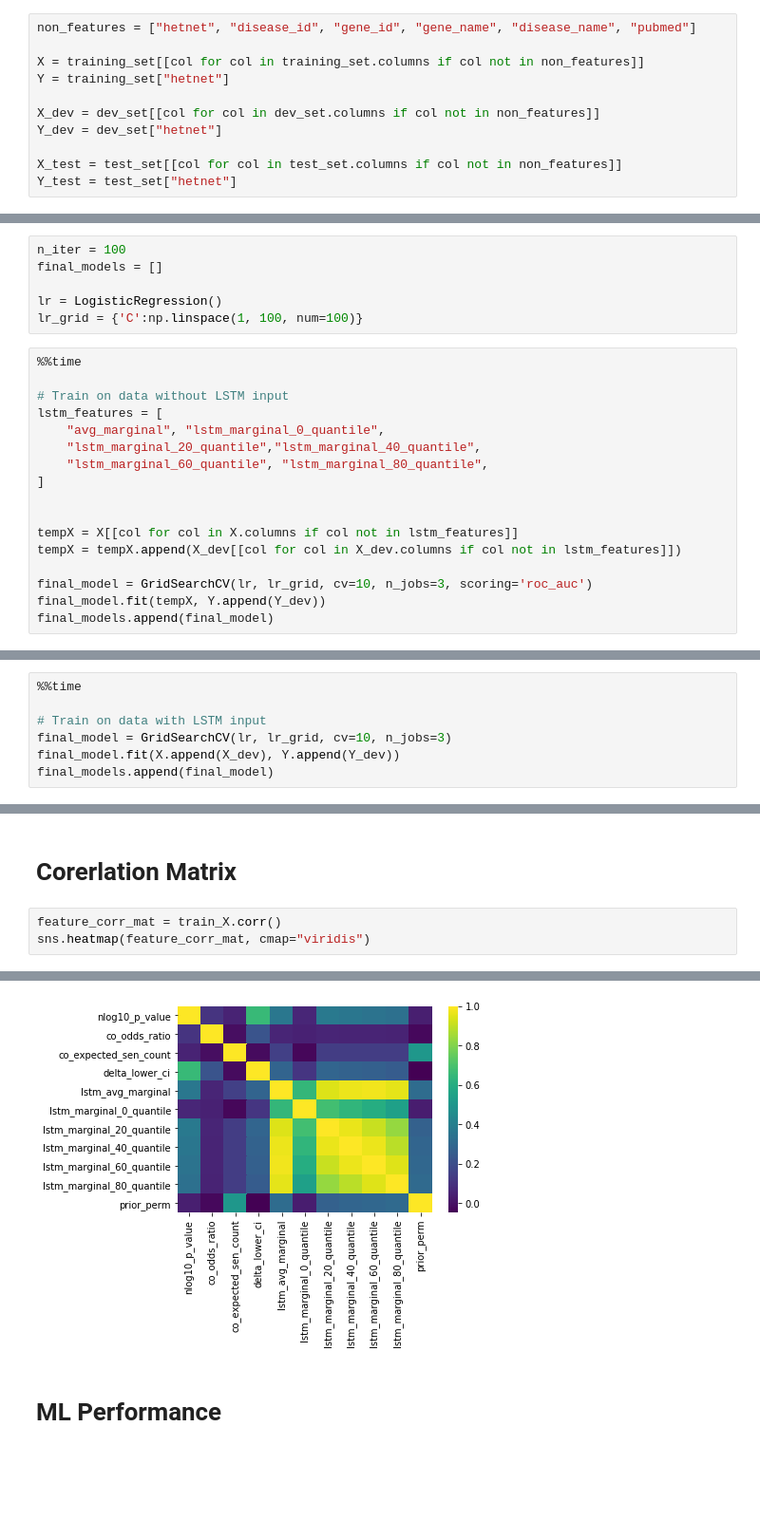
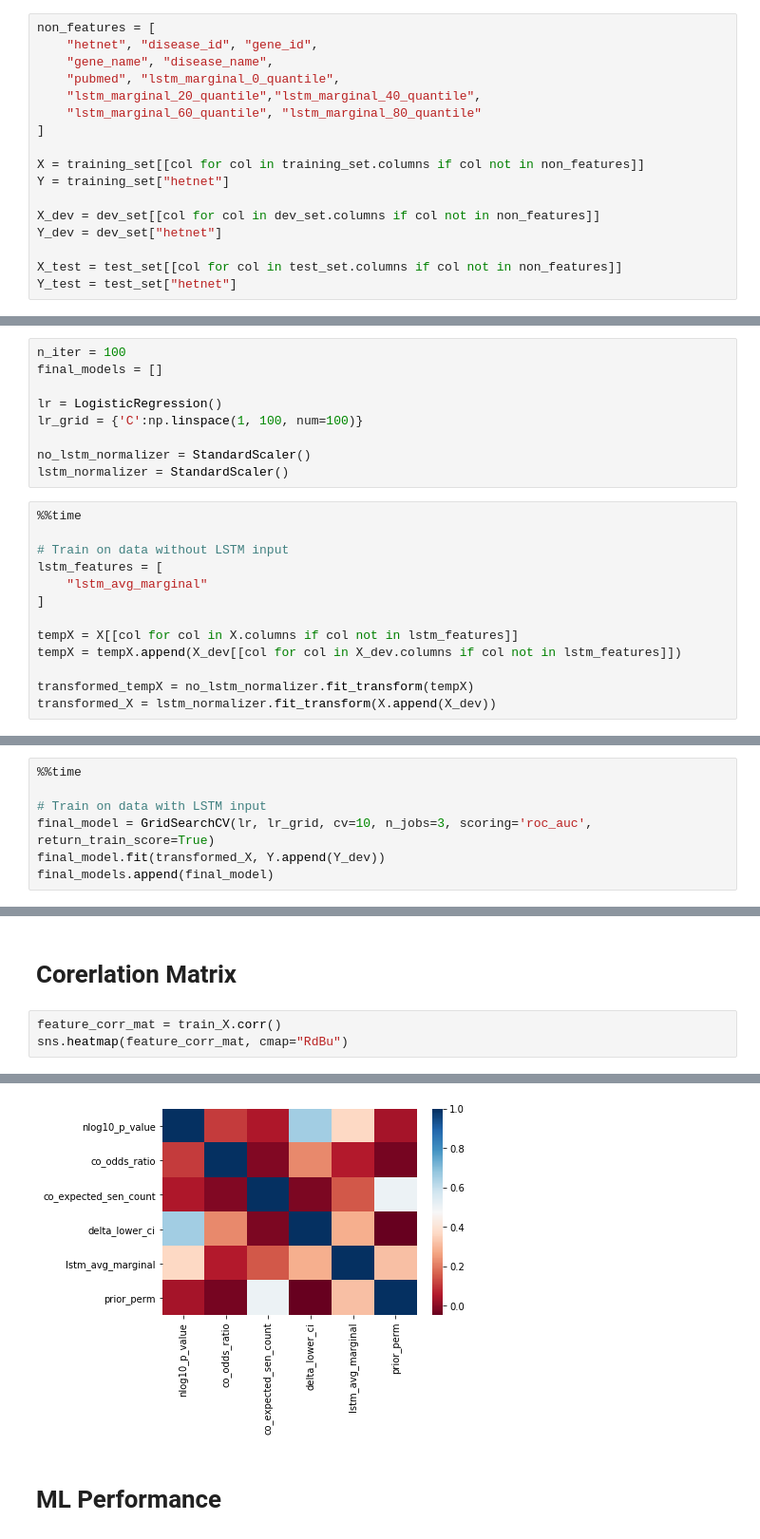
Before and after one commit to greenelab/snorkeling, a Jupyter notebook: All_Relationships/9.entity_prediction.ipynb, the cells around one changed output, grey strips where cells are left out. Shown at 95% size. Saved outputs shown, nothing was run; the diff lists cells and outputs as text; blank space fills up the shorter version.

Commit message:
Dropped correlated features to just average marginals

```diff
--- a/All_Relationships/9.entity_prediction.ipynb
+++ b/All_Relationships/9.entity_prediction.ipynb
@@ -83,7 +84,13 @@ training_set = pd.merge(training_set, prior_df[["disease_id", "gene_id", "prior_
 dev_set = pd.merge(dev_set, prior_df[["disease_id", "gene_id", "prior_perm"]])
 test_set = pd.merge(test_set, prior_df[["disease_id", "gene_id", "prior_perm"]])
 # %%
-non_features = ["hetnet", "disease_id", "gene_id", "gene_name", "disease_name", "pubmed"]
+non_features = [
+    "hetnet", "disease_id", "gene_id",
+    "gene_name", "disease_name",
+    "pubmed", "lstm_marginal_0_quantile",
+    "lstm_marginal_20_quantile","lstm_marginal_40_quantile",
+    "lstm_marginal_60_quantile", "lstm_marginal_80_quantile"
+]
 
 X = training_set[[col for col in training_set.columns if col not in non_features]]
 Y = training_set["hetnet"]
@@ -103,21 +110,20 @@ final_models = []
 
 lr = LogisticRegression()
 lr_grid = {'C':np.linspace(1, 100, num=100)}
+
+no_lstm_normalizer = StandardScaler()
+lstm_normalizer = StandardScaler()
 # %%
 %%time
 
 # Train on data without LSTM input
 lstm_features = [
-    "avg_marginal", "lstm_marginal_0_quantile",
-    "lstm_marginal_20_quantile","lstm_marginal_40_quantile",
-    "lstm_marginal_60_quantile", "lstm_marginal_80_quantile",
+    "lstm_avg_marginal"
 ]
-
 
 tempX = X[[col for col in X.columns if col not in lstm_features]]
 tempX = tempX.append(X_dev[[col for col in X_dev.columns if col not in lstm_features]])
 
-final_model = GridSearchCV(lr, lr_grid, cv=10, n_jobs=3, scoring='roc_auc')
-final_model.fit(tempX, Y.append(Y_dev))
-final_models.append(final_model)
+transformed_tempX = no_lstm_normalizer.fit_transform(tempX)
+transformed_X = lstm_normalizer.fit_transform(X.append(X_dev))
 # %% [output]
@@ -127,7 +142,7 @@ Wall time: 2min 49s
 %%time
 
 # Train on data with LSTM input
-final_model = GridSearchCV(lr, lr_grid, cv=10, n_jobs=3)
-final_model.fit(X.append(X_dev), Y.append(Y_dev))
+final_model = GridSearchCV(lr, lr_grid, cv=10, n_jobs=3, scoring='roc_auc', return_train_score=True)
+final_model.fit(transformed_X, Y.append(Y_dev))
 final_models.append(final_model)
 # %% [output]
@@ -196,9 +205,9 @@ plt.xlim([0.5,1])
 # Corerlation Matrix
 # %%
 feature_corr_mat = train_X.corr()
-sns.heatmap(feature_corr_mat, cmap="viridis")
+sns.heatmap(feature_corr_mat, cmap="RdBu")
 # %% [output]
 <matplotlib.axes._subplots.AxesSubplot at 0x...>
-[figure, old version]
+[figure, new version]
 # %% [markdown]
 # ML Performance
```
Also changed, not shown: parts of 12 cells of this notebook, 1 other file.
